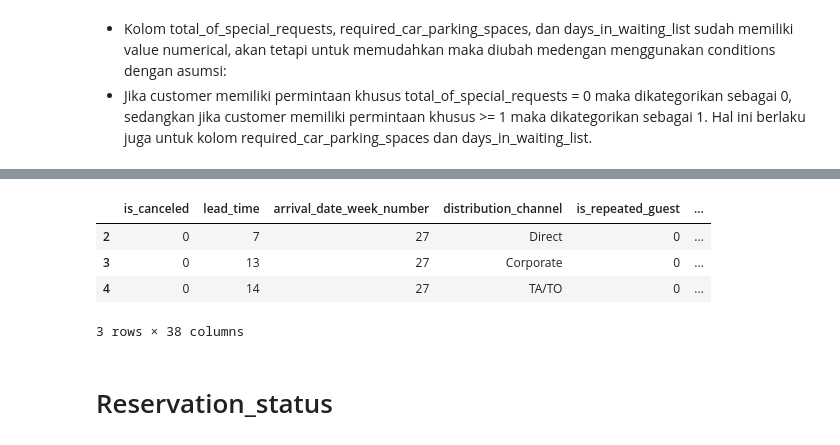
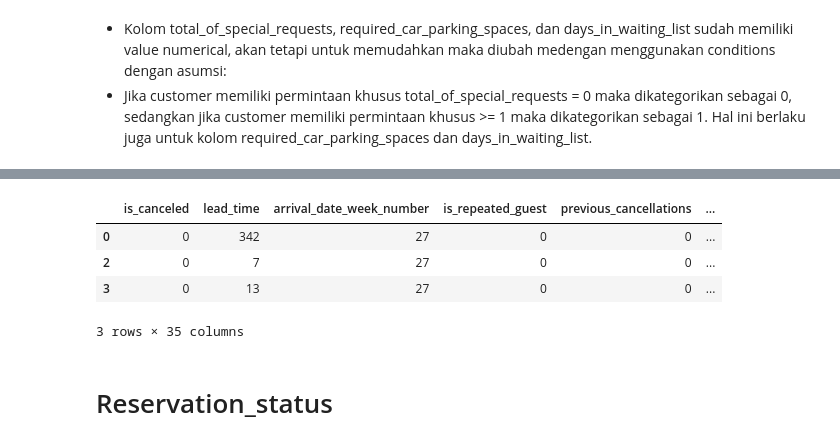
Before and after one commit to ari-mhp/FP-Rakamin-DS-MD-Hotel, a Jupyter notebook: stage2.ipynb, the cells around one changed output, grey strips where cells are left out. Drawn from its saved outputs; the diff is of its cells as text; code cells hidden in the pictures.

```diff
--- a/stage2.ipynb
+++ b/stage2.ipynb
@@ -325,3 +337,5 @@ Di OHE
+# %%
+df_clean = df_clean.drop('distribution_channel',axis=1)
 # %% [markdown]
 # Is_repeated_guest
 # %% [markdown]
@@ -412,7 +446,7 @@ df_clean['booking_changes'] = [0 if x == 0 else 1 for x in df_clean['booking_cha
 # %% [markdown]
 Perlu dilakukan OHE pada kolom deposit_type dengan merubah setiap nilai kolom menjadi kolom baru dengan nilai biner yaitu 0 atau 1. Penggunaan OHE ini karena deposit_type dan tidak memiliki urutan/tingkatan.
 # %%
-deposit_ohe = pd.get_dummies(df_clean['deposit_type'], prefix='deposit_type')
+deposit_ohe = pd.get_dummies(df_clean['deposit_type'], prefix='deposit_type',drop_first=True)
 df_clean = df_clean.join(deposit_ohe)
 
 # Hapus kolom tidak terpakai
@@ -486,7 +520,7 @@ df_clean = df_clean.drop(['agent', 'company'], axis=1)
 
 Perlu dilakukan OHE pada kolom customer_type dengan merubah setiap nilai kolom menjadi kolom baru dengan nilai biner yaitu 0 atau 1. Penggunaan OHE ini karena customer_type tidak memiliki urutan/tingkatan.
 # %%
-customer_ohe = pd.get_dummies(df_clean['customer_type'], prefix='customer_type')
+customer_ohe = pd.get_dummies(df_clean['customer_type'], prefix='customer_type',drop_first=True)
 df_clean = df_clean.join(customer_ohe)
 
 # Hapus kolom tidak terpakai
@@ -526,5 +566,5 @@ Series([], dtype: int64)
 # %%
-df_clean = df_clean[ (df_clean['adr']>0) & (df_clean['adr']<211)]
+df_clean = df_clean[ (df_clean['lead_time']>0) & (df_clean['lead_time']<373)]
 # %%
 df_clean.head(1)
 # %% [output]
@@ -545,14 +600,14 @@ df_clean['new_days_in_waiting_list'] = [0 if x == 0 else 1 for x in df_clean['da
 # %%
 # Hapus kolom tidak terpakai
-df_clean.drop(['total_of_special_requests', 'required_car_parking_spaces', 'days_in_waiting_list'], axis=1)
+df_clean = df_clean.drop(['total_of_special_requests', 'required_car_parking_spaces', 'days_in_waiting_list'], axis=1)
 
 df_clean.head(3)
 # %% [output]
-|  | is_canceled | lead_time | arrival_date_week_number | distribution_channel | is_repeated_guest | ... |
-| 2 | 0 | 7 | 27 | Direct | 0 | ... |
-| 3 | 0 | 13 | 27 | Corporate | 0 | ... |
-| 4 | 0 | 14 | 27 | TA/TO | 0 | ... |
+|  | is_canceled | lead_time | arrival_date_week_number | is_repeated_guest | previous_cancellations | ... |
+| 0 | 0 | 342 | 27 | 0 | 0 | ... |
+| 2 | 0 | 7 | 27 | 0 | 0 | ... |
+| 3 | 0 | 13 | 27 | 0 | 0 | ... |
-3 rows × 38 columns
+3 rows × 35 columns
 # %% [markdown]
 # Reservation_status
 # %% [markdown]
```
Also changed, not shown: parts of 31 cells of this notebook.
